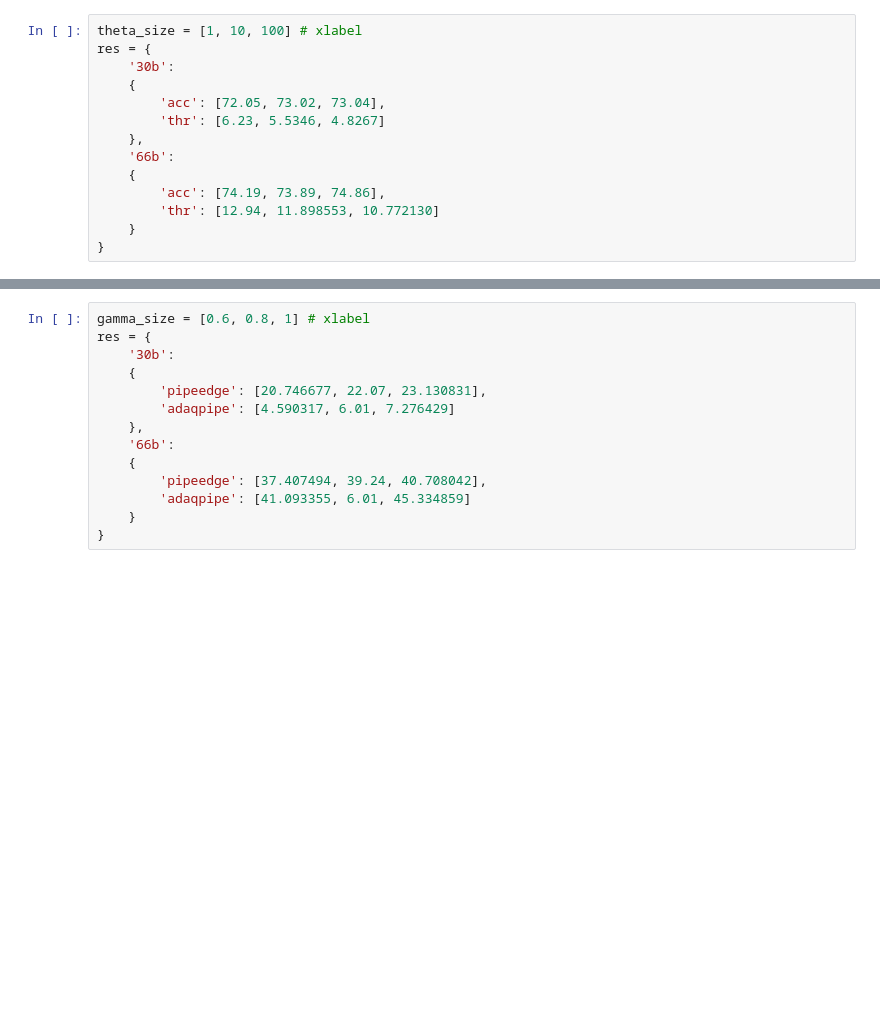
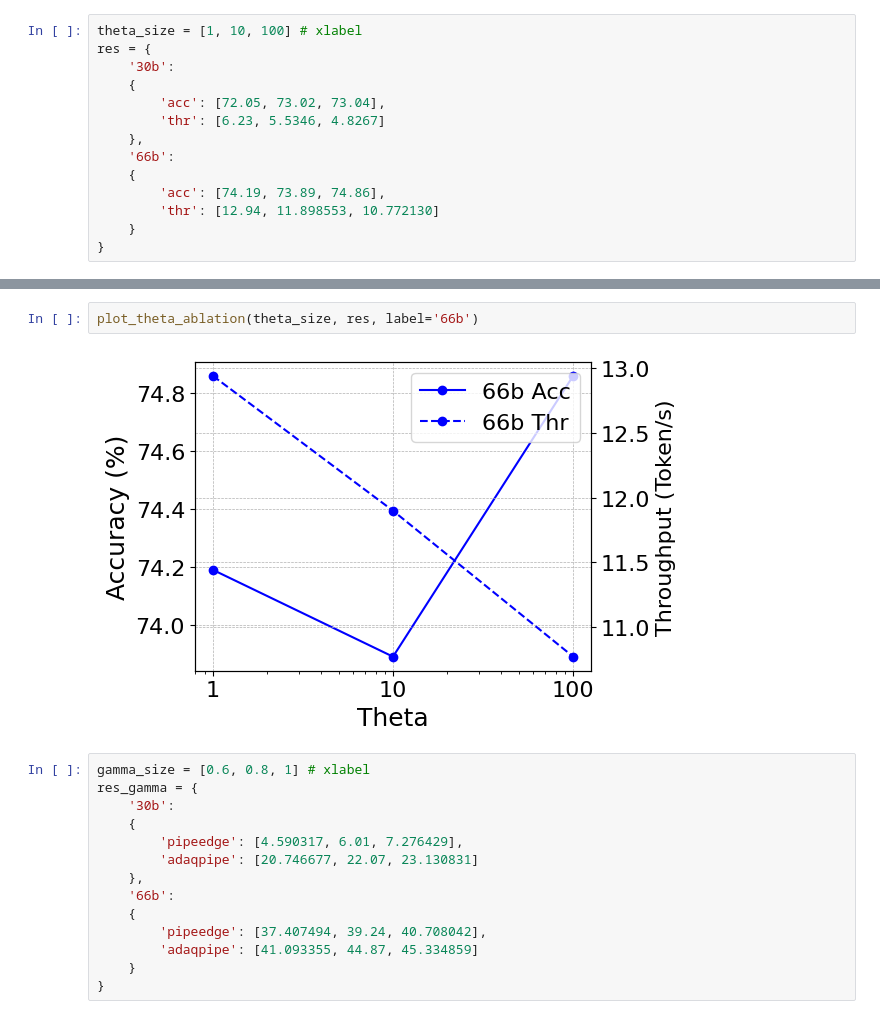
Before and after one commit to tonyzhao-jt/LLM-PQ, a Jupyter notebook: notebook/AblationTest.ipynb, the cells around one changed output, grey strips where cells are left out. Cells and saved outputs as stored; diff of their text form; blank space fills up the shorter version.

```diff
--- a/notebook/AblationTest.ipynb
+++ b/notebook/AblationTest.ipynb
@@ -55,14 +57,18 @@ plot_theta_ablation(theta_size, res)
+# %%
+plot_theta_ablation(theta_size, res, label='66b')
+# %% [output]
+[figure, added]
 # %%
 gamma_size = [0.6, 0.8, 1] # xlabel
-res = {
+res_gamma = {
     '30b':
     {
-        'pipeedge': [20.746677, 22.07, 23.130831],
-        'adaqpipe': [4.590317, 6.01, 7.276429]
+        'pipeedge': [4.590317, 6.01, 7.276429],
+        'adaqpipe': [20.746677, 22.07, 23.130831]
     },
     '66b':
     {
         'pipeedge': [37.407494, 39.24, 40.708042],
-        'adaqpipe': [41.093355, 6.01, 45.334859]
+        'adaqpipe': [41.093355, 44.87, 45.334859]
     }
 }
```
Also changed, not shown: parts of 7 cells of this notebook, 50 other files.
